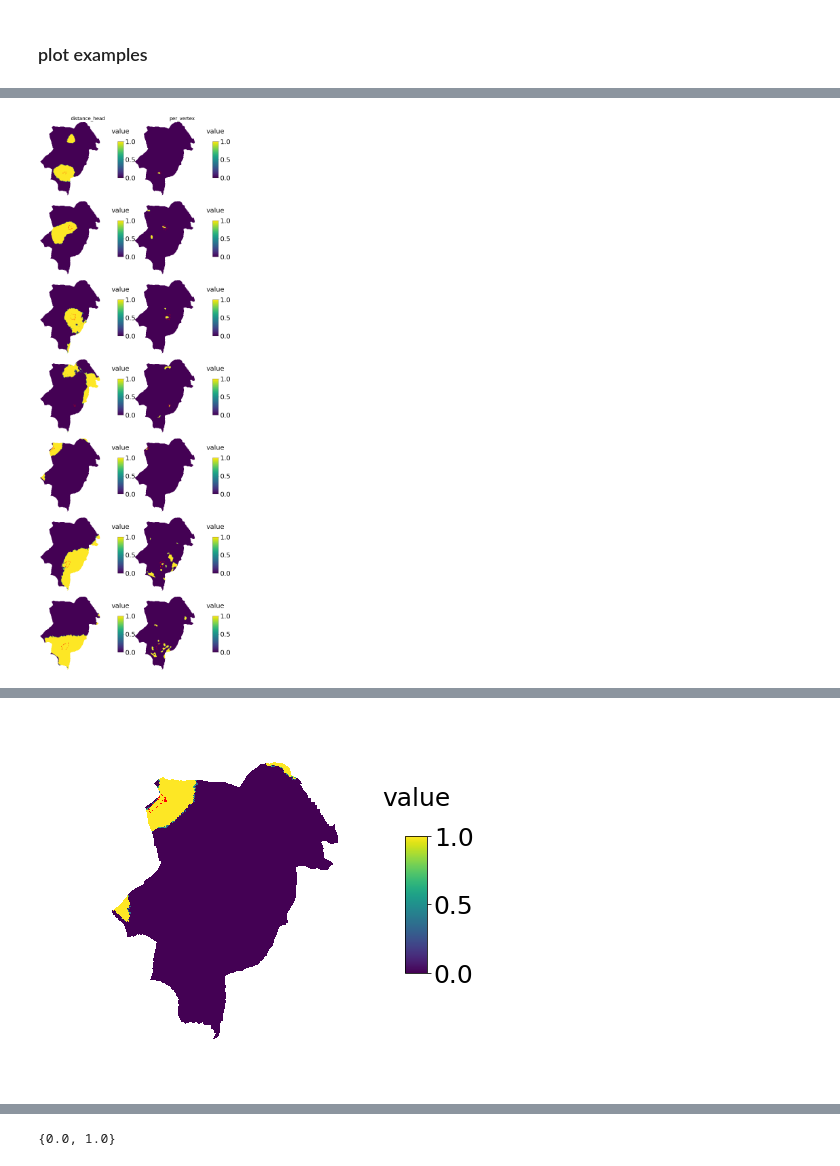
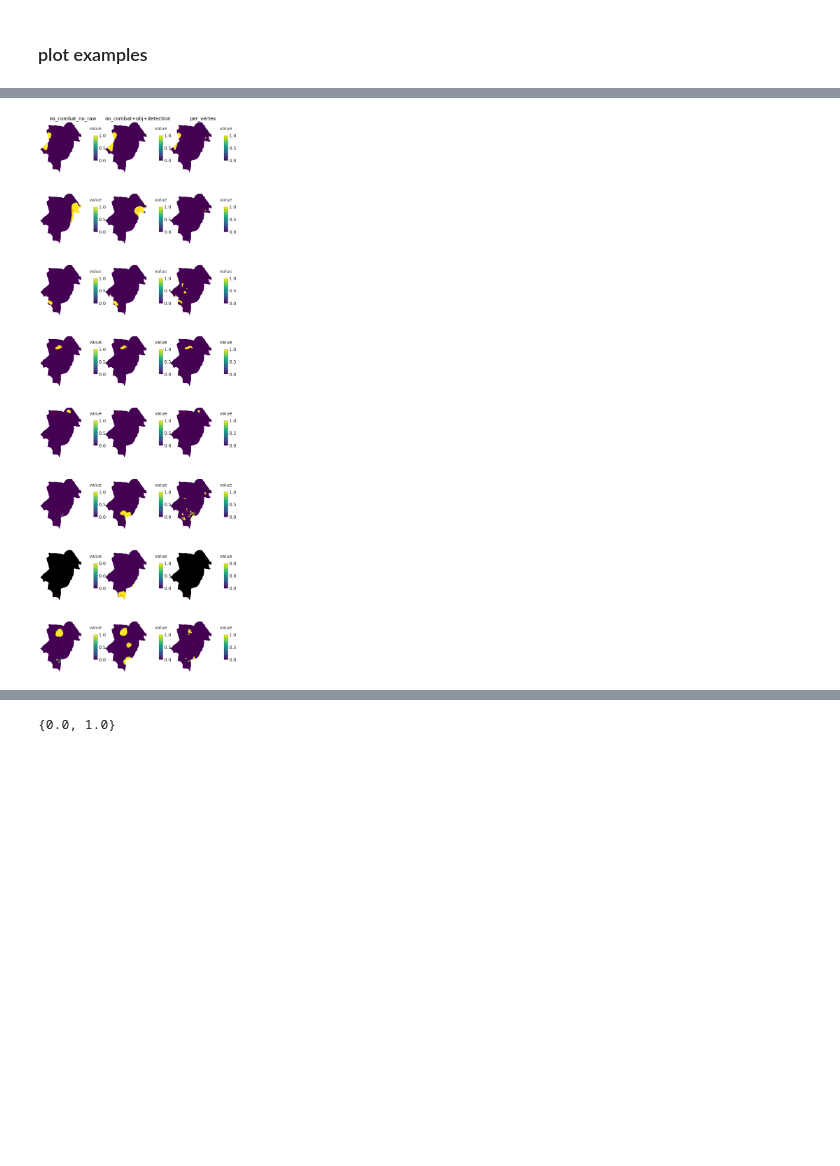
Before and after one commit to MELDProject/meld_graph, a Jupyter notebook: notebooks/analyse_predictions_size_trainval.ipynb, the cells around one changed output, grey strips where cells are left out. Drawn from its saved outputs; the diff is of its cells as text; code cells hidden in the pictures; blank space fills up the shorter version.

Commit message:
change notebook evaluate threshold trainval

```diff
--- a/notebooks/analyse_predictions_size_trainval.ipynb
+++ b/notebooks/analyse_predictions_size_trainval.ipynb
@@ -39,7 +39,14 @@ save_dirs = {
 # %%
 n_vert = len(cohort.cortex_label)*2
 # %%
-with h5py.File(os.path.join(save_dirs['distance_head'][0], 'predictions_trainval.hdf5'), "r") as f:
-    subjects = list(f.keys())
-len(subjects)
+with h5py.File(os.path.join(save_dirs['no_combat_no_raw'][0], 'predictions_trainval.hdf5'), "r") as f:
+    subjects1 = list(f.keys())
+print(len(subjects1))
+
+with h5py.File(os.path.join(save_dirs['no_combat+obj+detection'][0], 'predictions_trainval.hdf5'), "r") as f:
+    subjects2 = list(f.keys())
+print(len(subjects2))
+
+subjects = np.intersect1d(subjects1, subjects2)
+print(len(subjects))
 # %% [output]
@@ -313,0 +341,7 @@ array(['MELD_H14_3T_FCD_0001', 'MELD_H17_3T_FCD_0096',
+# %%
+### find subject found by one graph but missed by the other graph
+
+tp_graph1 = df[(df['classifier']=='no_combat+obj+detection') & (df['group']=='patient') & (df['sensitivity']==True)]['ID'].values
+tp_graph2 = df[(df['classifier']=='no_combat_no_raw') & (df['group']=='patient') & (df['sensitivity']==True)]['ID'].values
+diff_subjects = np.array(list(set(tp_graph1) - set(tp_graph2)))
+diff_subjects
@@ -405,16 +445,27 @@ import matplotlib.pyplot as plt
 from matplotlib.gridspec import GridSpec
 from meld_classifier.paths import BASE_PATH
 
-threshold_value=0.03
-sub_subjects = ['MELD_H14_3T_FCD_0001',
- 'MELD_H17_3T_FCD_0096',
- 'MELD_H16_3T_FCD_009',
- 'MELD_H16_3T_FCD_043',
- 'MELD_H17_3T_FCD_0100',
- 'MELD_H18_3T_FCD_0007',
- 'MELD_H2_3T_FCD_0013',]
+threshold_value='sigmoid'
+sub_subjects = [
+  'MELD_H14_3T_FCD_0019',
+    'MELD_H23_15T_FCD_0007',
+    'MELD_H14_3T_FCD_0036',
+    'MELD_H17_3T_FCD_0035',
+    'MELD_H21_15T_FCD_0039',
+    'MELD_H2_3T_FCD_0013',
+    # 'MELD_H15_3T_FCD_0002',
+    #    'MELD_H10_3T_FCD_0001',
+       'MELD_H6_3T_FCD_0018',
+       'MELD_H16_3T_FCD_033',
+#  'MELD_H17_3T_FCD_0096',
+#  'MELD_H16_3T_FCD_009',
+#  'MELD_H16_3T_FCD_043',
+#  'MELD_H17_3T_FCD_0100',
+#  'MELD_H18_3T_FCD_0007',
+#  'MELD_H2_3T_FCD_0013',
+ ]
 
-models = ['distance_head','per_vertex']
+models = ['no_combat_no_raw','no_combat+obj+detection','per_vertex']
 fig= plt.figure(figsize=(10,30), constrained_layout=True)
 gs1 = GridSpec(len(sub_subjects), len(set(save_dirs)),  wspace=0, hspace=0)
 
@@ -440,20 +491,28 @@ for i,subj in enumerate(sub_subjects):
             predictions_hemi =  np.zeros(len(cohort.cortex_mask))
             predictions_hemi[cohort.cortex_mask] = result_hemis_old[hemi_les]
         else:
-            result_hemis={'lh':np.zeros(int(n_vert/2)),
-                        'rh':np.zeros(int(n_vert/2)),}
+            # result_hemis={'lh':np.zeros(int(n_vert/2)),
+            #             'rh':np.zeros(int(n_vert/2)),}
             result_hemis_clustered={}
-            for fold in folds:
-                save_dir = save_dirs[model][fold]
+            if folds[0]=='all':
+                save_dir = save_dirs[model][0]
                 #load pred from new classifier and average over fold
                 pred_file = os.path.join(save_dir, 'predictions_trainval.hdf5')
-                result_hemis_fold = load_prediction(subj,pred_file, dset='prediction')
+                result_hemis= load_prediction(subj,pred_file, dset='prediction')
+
                 dist_hemis_fold = load_prediction(subj,pred_file, dset='distance_map')
-                result_hemis['lh'] += result_hemis_fold['lh']/len(folds)
-                result_hemis['rh'] += result_hemis_fold['rh']/len(folds)
-                dist_hemis_fold['lh'] += dist_hemis_fold['lh']/len(folds)
-                dist_hemis_fold['rh'] += dist_hemis_fold['rh']/len(folds)
             dist = np.hstack([dist_hemis_fold['lh'],dist_hemis_fold['rh']])
+            # for fold in folds:
+            #     save_dir = save_dirs[model][fold]
+            #     #load pred from new classifier and average over fold
+            #     pred_file = os.path.join(save_dir, 'predictions_trainval.hdf5')
+            #     result_hemis_fold = load_prediction(subj,pred_file, dset='prediction')
+            #     dist_hemis_fold = load_prediction(subj,pred_file, dset='distance_map')
+            #     result_hemis['lh'] += result_hemis_fold['lh']/len(folds)
+            #     result_hemis['rh'] += result_hemis_fold['rh']/len(folds)
+            #     dist_hemis_fold['lh'] += dist_hemis_fold['lh']/len(folds)
+            #     dist_hemis_fold['rh'] += dist_hemis_fold['rh']/len(folds)
+            # dist = np.hstack([dist_hemis_fold['lh'],dist_hemis_fold['rh']])
 
             #threshold new predictions with sigmoid threshold
             if threshold_value=='sigmoid':
@@ -480,5 +539,5 @@ for i,subj in enumerate(sub_subjects):
         # ax.set_yticks([])
         # plt.setp(ax.spines.values(), color=None)
 
-    fig.savefig('/home/co-ripa1/rds/hpc-work/scripts/meld_classifier_GDL/images/example_missed_patients_thresh0.03_trainval.png', facecolor='white')
+    # fig.savefig('/home/co-ripa1/rds/hpc-work/scripts/meld_classifier_GDL/images/example_missed_patients_thresh0.03_trainval.png', facecolor='white')
 # %% [output]
@@ -506 +569 @@ per_vertex
-[figure, old version]
+[figure, new version]
@@ -515 +577,0 @@ per_vertex
-[figure, removed]
```
Also changed, not shown: parts of 13 cells of this notebook.
